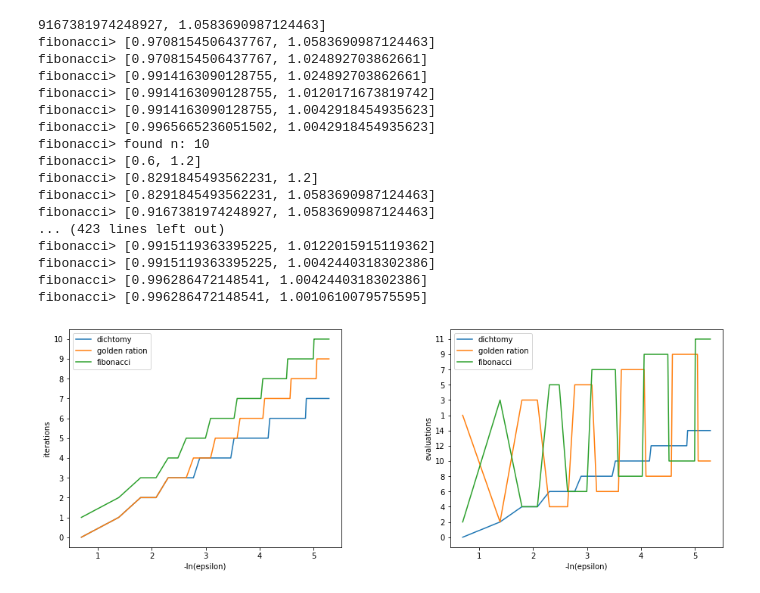
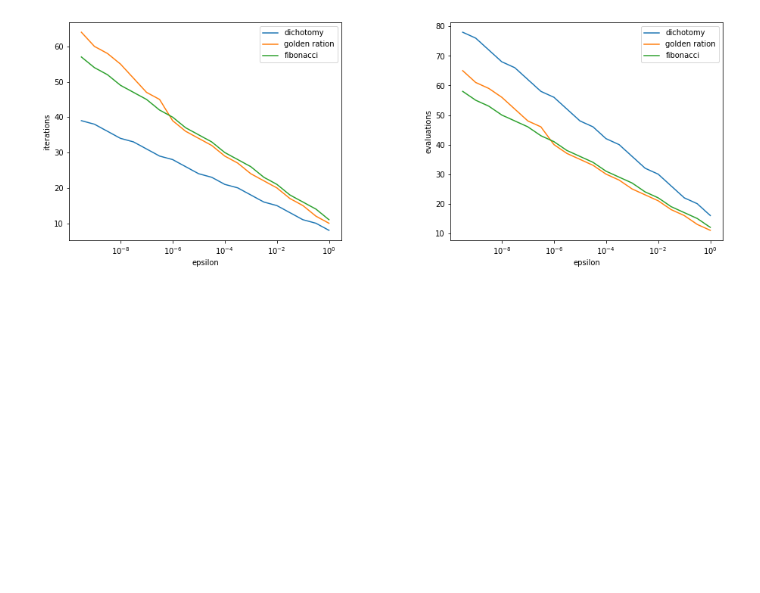
Before and after one commit to pool-party/optimization-methods, a Jupyter notebook: first-order/first-order.ipynb, the cells around one changed output. Drawn from its saved outputs; the diff is of its cells as text; code cells hidden in the pictures; blank space fills up the shorter version.

Commit message:
Updating one dimensional search graphics

```diff
--- a/first-order/first-order.ipynb
+++ b/first-order/first-order.ipynb
@@ -1,77 +1,51 @@
 # %%
 import matplotlib.pyplot as plt
-from one_dimensional import dichtomy_method, golden_ratio_method, fibonacci_method
-from math import log
-
-graphic_number = 1
-
-def dependency_plot(xlabel, ylabel, results):
-    global graphic_number
-    ax = plt.subplot(1, 2, graphic_number)
-    graphic_number += 1
-
-    for name, result in results:
-        ax.plot([x[0] for x in result], [x[1] for x in result], label=name)
-    ax.set_xlabel(xlabel)
-    ax.set_ylabel(ylabel)
-    ax.legend()
+from one_dimensional import dichotomy_method, golden_ratio_method, fibonacci_method
+from math import exp, log
 
 def compare(f, a, b):
     def get_results(method, epsilon):
         result, iterations, evaluations = method(f, a, b, epsilon)
         return [f'{result:0.10f}', str(iterations), str(evaluations)]
 
-    print(f'Computing f on [{a}, {b}]')
+    def add_plot(number, xlabel, ylabel, results):
+        ax = plt.subplot(1, 2, number)
+
+        for name, result in results:
+            ax.semilogx([float(x[0]) for x in result], [float(x[1]) for x in result], label=name)
+
+        ax.set_xlabel(xlabel)
+        ax.set_ylabel(ylabel)
+        ax.legend()
 
     methods = [
-        ("dichtomy", dichtomy_method),
+        ("dichotomy", dichotomy_method),
         ("golden ration", golden_ratio_method),
         ("fibonacci", fibonacci_method)
     ]
-    epsilons = [1 / (2 * x) for x in range(1, 100)]
+    epsilons = [10 ** -(x / 2) for x in range(20)]
     results = [
-        (name, [(-log(epsilon), get_results(function, epsilon)[1]) for epsilon in epsilons])
+        (name, [(epsilon, get_results(function, epsilon)) for epsilon in epsilons])
         for name, function in methods
     ]
 
-    dependency_plot(
-        "-ln(epsilon)",
+    add_plot(
+        1,
+        "epsilon",
         "iterations",
-        [
-            (name, [(-log(epsilon), get_results(function, epsilon)[1]) for epsilon in epsilons])
-            for name, function in methods
-        ]
+        [(name, [(epsilon, x[1]) for epsilon, x in values]) for name, values in results]
     )
 
-    dependency_plot(
-        "-ln(epsilon)",
+    add_plot(
+        2,
+        "epsilon",
         "evaluations",
-        [
-            (name, [(-log(epsilon), get_results(function, epsilon)[2]) for epsilon in epsilons])
-            for name, function in methods
-        ]
+        [(name, [(epsilon, x[2]) for epsilon, x in values]) for name, values in results]
     )
 
     plt.subplots_adjust(top=1, bottom=0, left=0, right=2, hspace=0.5, wspace=0.4)
     plt.show()
 
-compare(lambda x: 100 * ((x - x ** 2) ** 2) + ((1. - x) ** 2), 0.6, 1.2)
+compare(lambda x: 100 * ((x - x ** 2) ** 2) + ((1. - x) ** 2), -100, 100)
 # %% [output]
-9167381974248927, 1.0583690987124463]
-fibonacci> [0.9708154506437767, 1.0583690987124463]
-fibonacci> [0.9708154506437767, 1.024892703862661]
-fibonacci> [0.9914163090128755, 1.024892703862661]
-fibonacci> [0.9914163090128755, 1.0120171673819742]
-fibonacci> [0.9914163090128755, 1.0042918454935623]
-fibonacci> [0.9965665236051502, 1.0042918454935623]
-fibonacci> found n: 10
-fibonacci> [0.6, 1.2]
-fibonacci> [0.8291845493562231, 1.2]
-fibonacci> [0.8291845493562231, 1.0583690987124463]
-fibonacci> [0.9167381974248927, 1.0583690987124463]
-... (423 lines left out)
-fibonacci> [0.9915119363395225, 1.0122015915119362]
-fibonacci> [0.9915119363395225, 1.0042440318302386]
-fibonacci> [0.996286472148541, 1.0042440318302386]
-fibonacci> [0.996286472148541, 1.0010610079575595]
-[figure, old version]
+[figure, new version]
```
Also changed, not shown: 1 other file.
